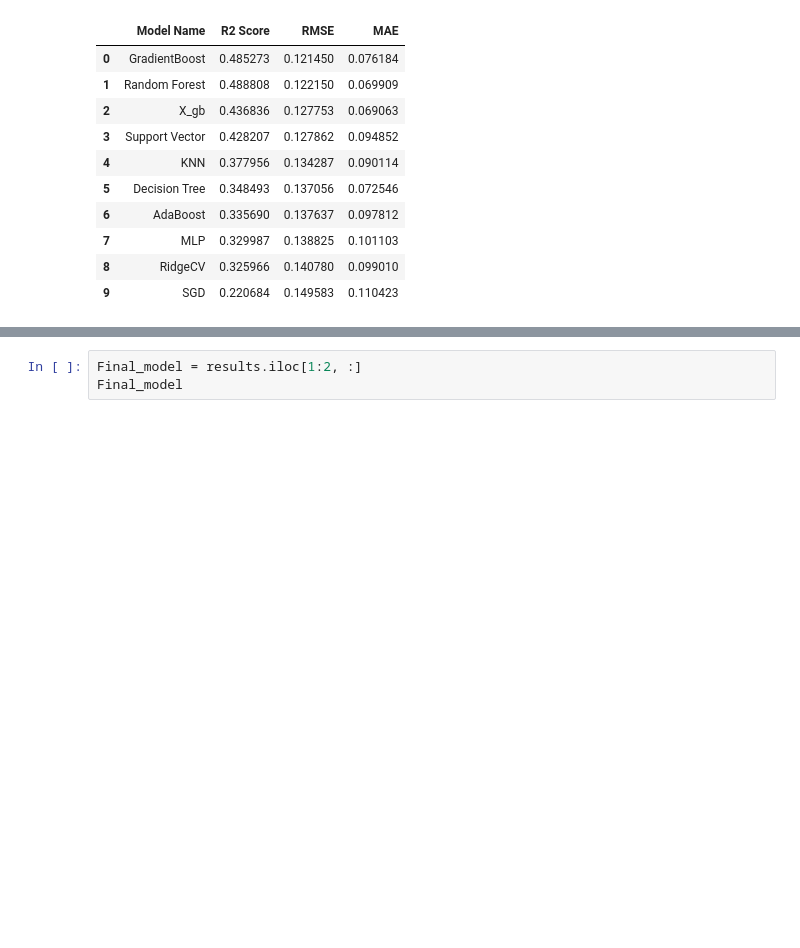
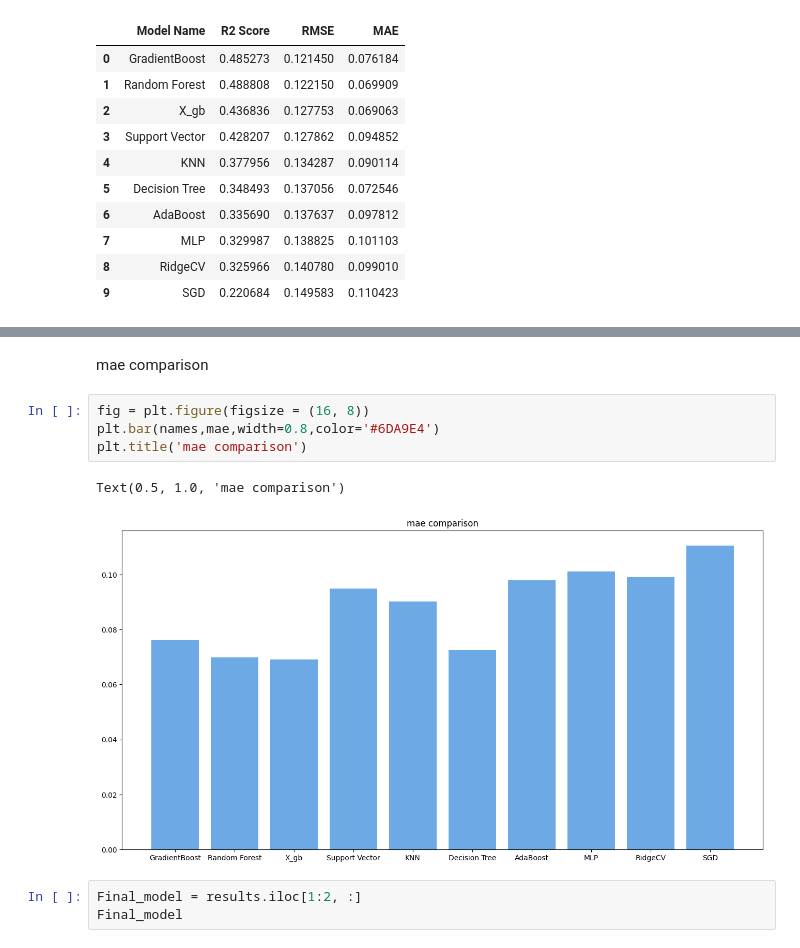
Before and after one commit to DarshanGoodGuy/IITISOC25, a Jupyter notebook: Model.ipynb, the cells around one changed output, grey strips where cells are left out. Saved outputs shown, nothing was run; the diff lists cells and outputs as text; blank space fills up the shorter version.

```diff
--- a/Model.ipynb
+++ b/Model.ipynb
@@ -265,3 +293,12 @@ results
+# %% [markdown]
+mae comparison
+# %%
+fig = plt.figure(figsize = (16, 8))
+plt.bar(names,mae,width=0.8,color='#6DA9E4')
+plt.title('mae comparison')
+# %% [output]
+Text(0.5, 1.0, 'mae comparison')
+[figure, added]
 # %%
 Final_model = results.iloc[1:2, :]
 Final_model
```
Also changed, not shown: parts of 5 cells of this notebook.
